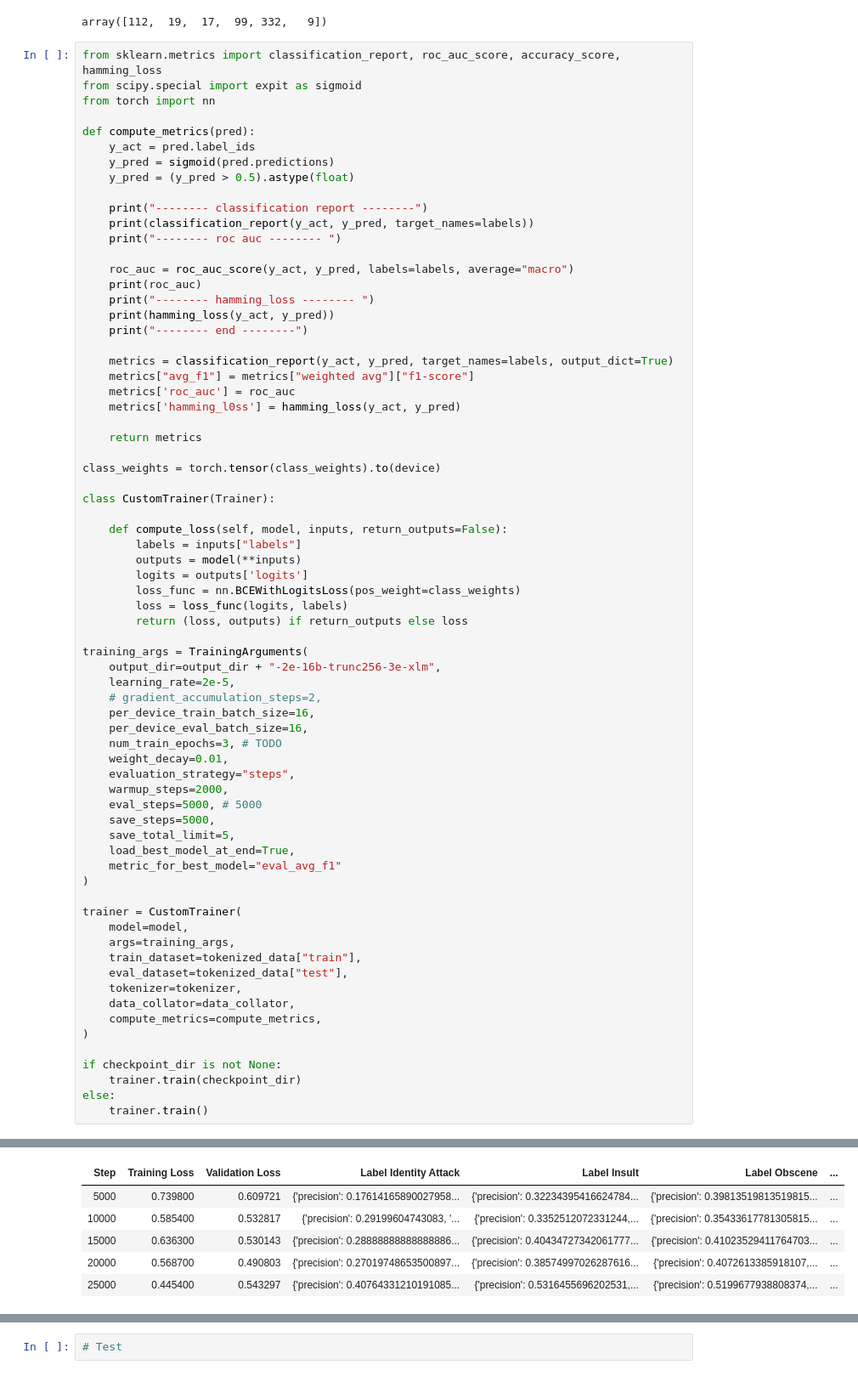
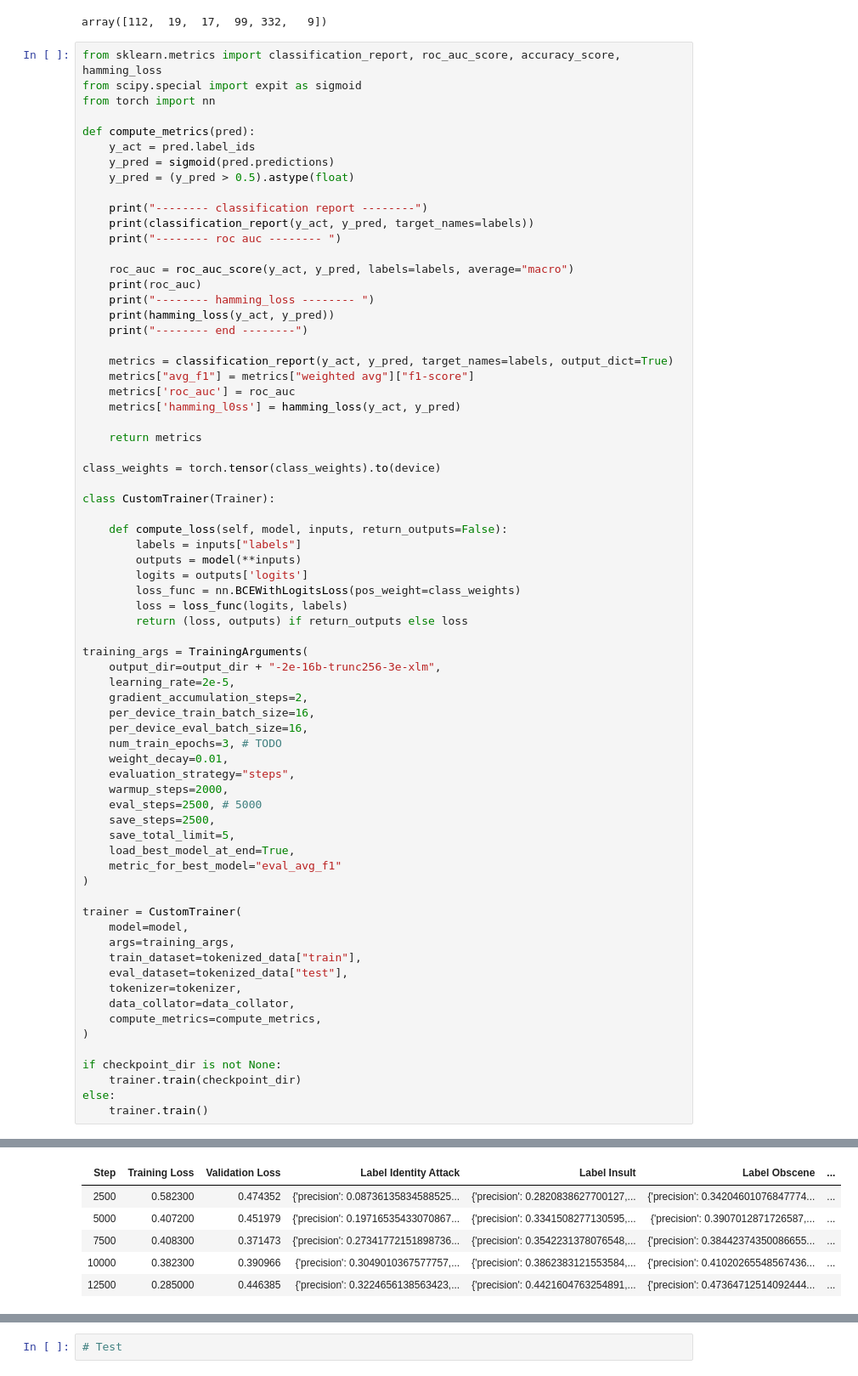
Before and after one commit to toppev/finnish-toxic-comments-classification, a Jupyter notebook: toxic-comments.ipynb, the cells around one changed output, grey strips where cells are left out. Shown: that part at 85% size. Saved outputs shown, nothing was run; the diff lists cells and outputs as text.

```diff
--- a/toxic-comments.ipynb
+++ b/toxic-comments.ipynb
@@ -246,15 +246,15 @@ class CustomTrainer(Trainer):
 training_args = TrainingArguments(
     output_dir=output_dir + "-2e-16b-trunc256-3e-xlm",
     learning_rate=2e-5,
-    # gradient_accumulation_steps=2,
+    gradient_accumulation_steps=2,
     per_device_train_batch_size=16,
     per_device_eval_batch_size=16,
     num_train_epochs=3, # TODO
     weight_decay=0.01,
     evaluation_strategy="steps",
     warmup_steps=2000,
-    eval_steps=5000, # 5000
-    save_steps=5000,
+    eval_steps=2500, # 5000
+    save_steps=2500,
     save_total_limit=5,
     load_best_model_at_end=True,
     metric_for_best_model="eval_avg_f1"
@@ -311,9 +311,9 @@ Syncing run ./results-base-2e-16b-trunc256-3e-xlm to Weights & Biases (docs).
 | Step | Training Loss | Validation Loss | Label Identity Attack | Label Insult | Label Obscene | ... |
-| 5000 | 0.739800 | 0.609721 | {'precision': 0.17614165890027958... | {'precision': 0.32234395416624784... | {'precision': 0.39813519813519815... | ... |
-| 10000 | 0.585400 | 0.532817 | {'precision': 0.29199604743083, '... | {'precision': 0.3352512072331244,... | {'precision': 0.35433617781305815... | ... |
-| 15000 | 0.636300 | 0.530143 | {'precision': 0.28888888888888886... | {'precision': 0.40434727342061777... | {'precision': 0.41023529411764703... | ... |
-| 20000 | 0.568700 | 0.490803 | {'precision': 0.27019748653500897... | {'precision': 0.38574997026287616... | {'precision': 0.4072613385918107,... | ... |
-| 25000 | 0.445400 | 0.543297 | {'precision': 0.40764331210191085... | {'precision': 0.5316455696202531,... | {'precision': 0.5199677938808374,... | ... |
+| 2500 | 0.582300 | 0.474352 | {'precision': 0.08736135834588525... | {'precision': 0.2820838627700127,... | {'precision': 0.34204601076847774... | ... |
+| 5000 | 0.407200 | 0.451979 | {'precision': 0.19716535433070867... | {'precision': 0.3341508277130595,... | {'precision': 0.3907012871726587,... | ... |
+| 7500 | 0.408300 | 0.371473 | {'precision': 0.27341772151898736... | {'precision': 0.3542231378076548,... | {'precision': 0.38442374350086655... | ... |
+| 10000 | 0.382300 | 0.390966 | {'precision': 0.3049010367577757,... | {'precision': 0.3862383121553584,... | {'precision': 0.41020265548567436... | ... |
+| 12500 | 0.285000 | 0.446385 | {'precision': 0.3224656138563423,... | {'precision': 0.4421604763254891,... | {'precision': 0.47364712514092444... | ... |
 ***** Running Evaluation *****
   Num examples = 63978
   Batch size = 16
```
Also changed, not shown: parts of 6 cells of this notebook.
